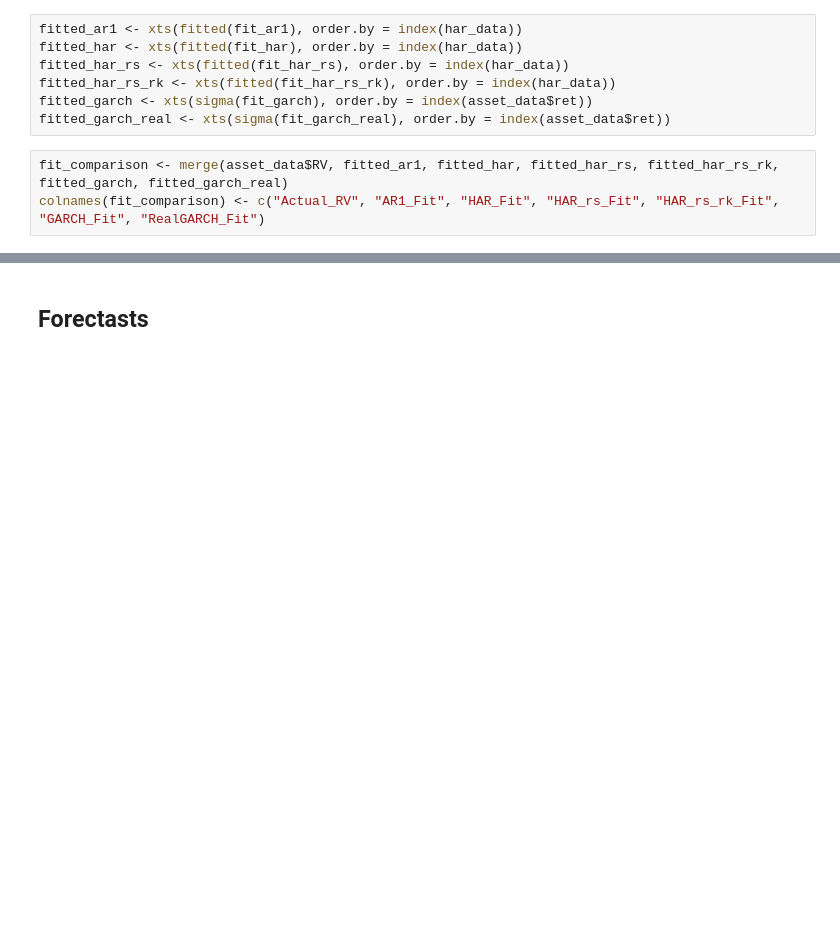
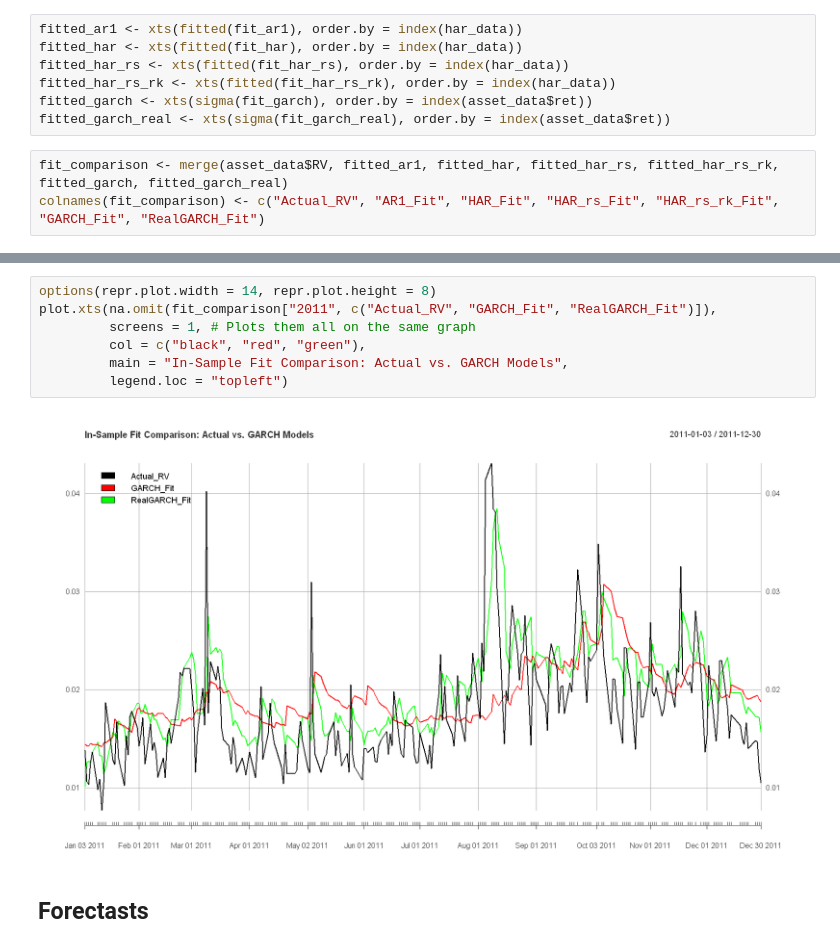
Before and after one commit to ahojdobryden/FiCox, a Jupyter notebook: project/final.ipynb, the cells around one changed output, grey strips where cells are left out. Drawn from its saved outputs; the diff is of its cells as text; blank space fills up the shorter version.

```diff
--- a/project/final.ipynb
+++ b/project/final.ipynb
@@ -334,3 +339,12 @@ plot.xts(na.omit(fit_comparison[, c("Actual_RV", "GARCH_Fit", "RealGARCH_Fit")])
+# %%
+options(repr.plot.width = 14, repr.plot.height = 8)
+plot.xts(na.omit(fit_comparison["2011", c("Actual_RV", "GARCH_Fit", "RealGARCH_Fit")]),
+         screens = 1, # Plots them all on the same graph
+         col = c("black", "red", "green"),
+         main = "In-Sample Fit Comparison: Actual vs. GARCH Models",
+         legend.loc = "topleft")
+# %% [output]
+[figure, added]
 # %% [markdown]
 ## Forectasts
 # %%
```
Also changed, not shown: parts of 22 cells of this notebook.
